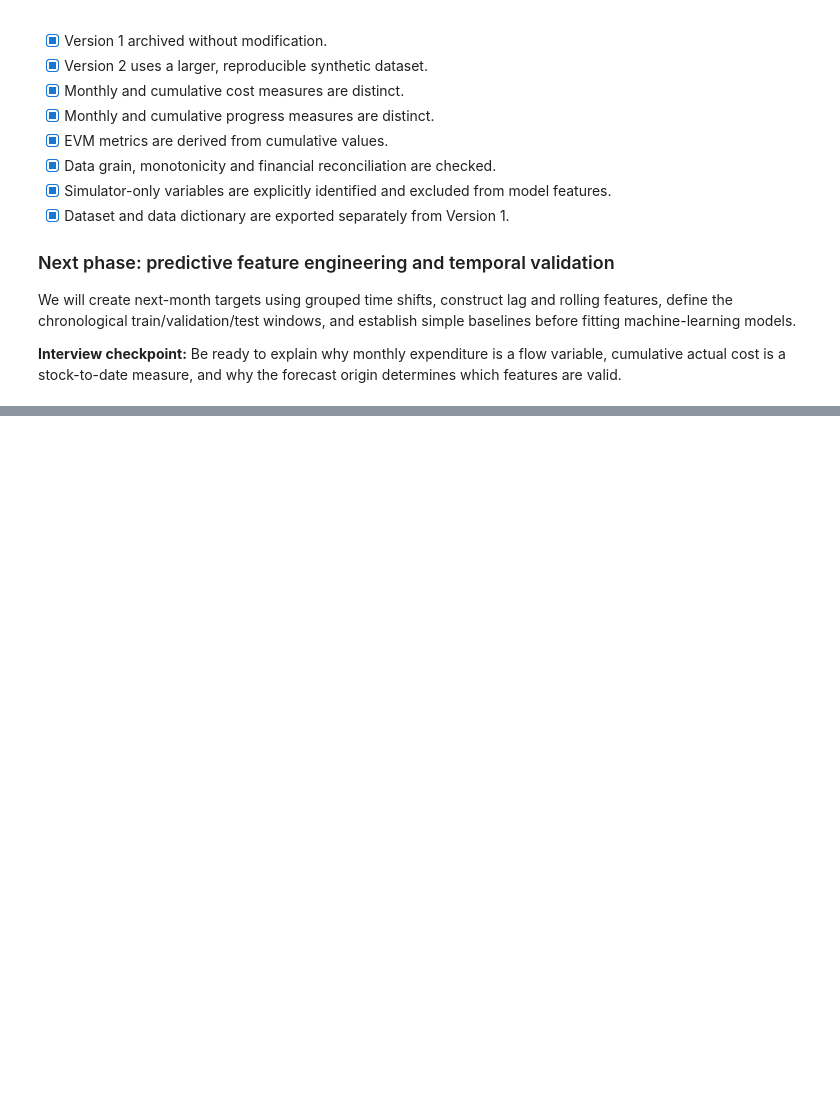
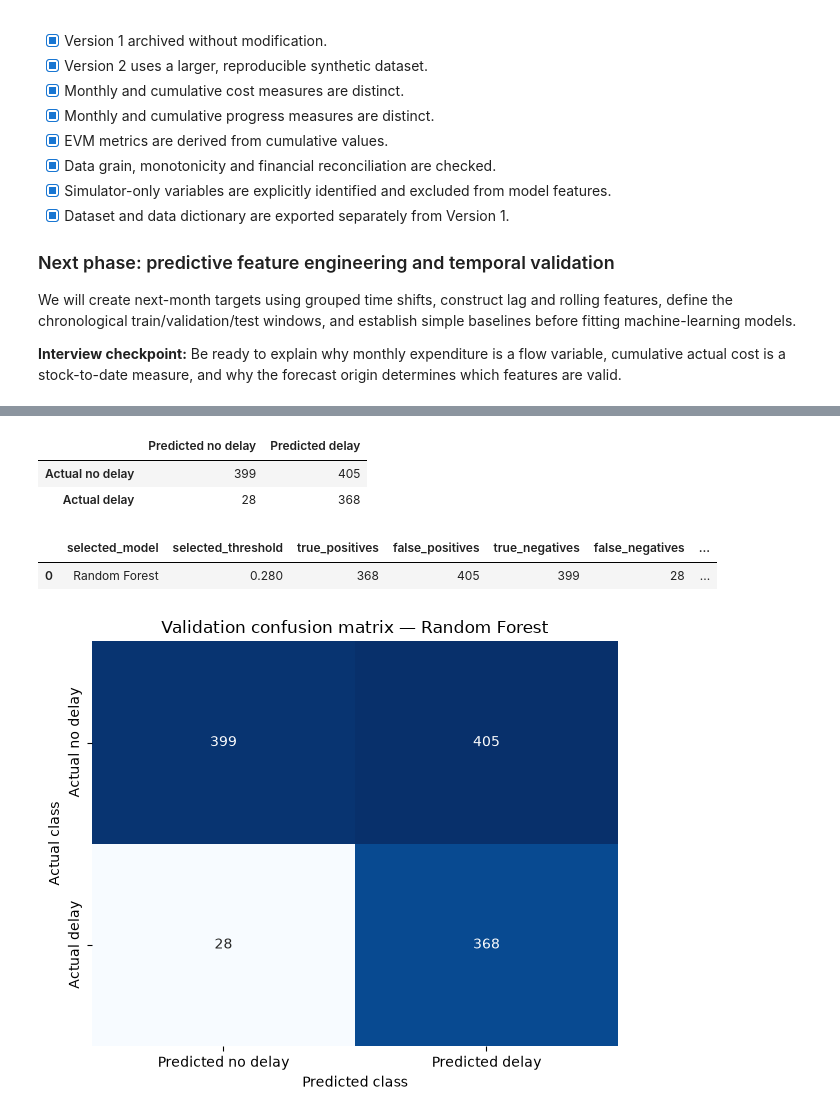
Before and after one commit to rb-ananth/construction-project-analytics, a Jupyter notebook: notebooks/Construction_Project_Analytics_V2.ipynb, the cells around one changed output, grey strips where cells are left out. Saved outputs shown, nothing was run; the diff lists cells and outputs as text; code cells hidden in the pictures; blank space fills up the shorter version.

```diff
--- a/notebooks/Construction_Project_Analytics_V2.ipynb
+++ b/notebooks/Construction_Project_Analytics_V2.ipynb
@@ -469,0 +1220,45 @@ We will create next-month targets using grouped time shifts, construct lag and r
+# %%
+validation_selected_probabilities = validation_probabilities[best_model_name]
+validation_selected_predictions = (validation_selected_probabilities >= selected_threshold).astype(int)
+validation_confusion = confusion_matrix(
+    y_validation, validation_selected_predictions, labels=[0, 1]
+)
+tn, fp, fn, tp = validation_confusion.ravel()
+
+validation_confusion_df = pd.DataFrame(
+    validation_confusion,
+    index=['Actual no delay', 'Actual delay'],
+    columns=['Predicted no delay', 'Predicted delay'],
+)
+display(validation_confusion_df)
+
+validation_error_summary = pd.DataFrame([{
+    'selected_model': best_model_name,
+    'selected_threshold': selected_threshold,
+    'true_positives': int(tp),
+    'false_positives': int(fp),
+    'true_negatives': int(tn),
+    'false_negatives': int(fn),
+    'alerts_for_review': int(tp + fp),
+    'share_of_packages_flagged_pct': 100 * (tp + fp) / len(y_validation),
+    'missed_delay_share_pct': 100 * fn / max(fn + tp, 1),
+}])
+display(validation_error_summary.round(3))
+
+plt.figure(figsize=(6, 5))
+sns.heatmap(validation_confusion, annot=True, fmt='d', cmap='Blues', cbar=False,
+            xticklabels=['Predicted no delay', 'Predicted delay'],
+            yticklabels=['Actual no delay', 'Actual delay'])
+plt.title(f'Validation confusion matrix — {best_model_name}')
+plt.ylabel('Actual class')
+plt.xlabel('Predicted class')
+plt.tight_layout()
+plt.savefig(VISUALIZATION_DIR / 'v2_04_validation_confusion_matrix.png', dpi=150, bbox_inches='tight')
+plt.show()
+# %% [output]
+|  | Predicted no delay | Predicted delay |
+| Actual no delay | 399 | 405 |
+| Actual delay | 28 | 368 |
+|  | selected_model | selected_threshold | true_positives | false_positives | true_negatives | false_negatives | ... |
+| 0 | Random Forest | 0.280 | 368 | 405 | 399 | 28 | ... |
+[figure, added]
```
Also changed, not shown: parts of 71 cells of this notebook, 30 other files.
